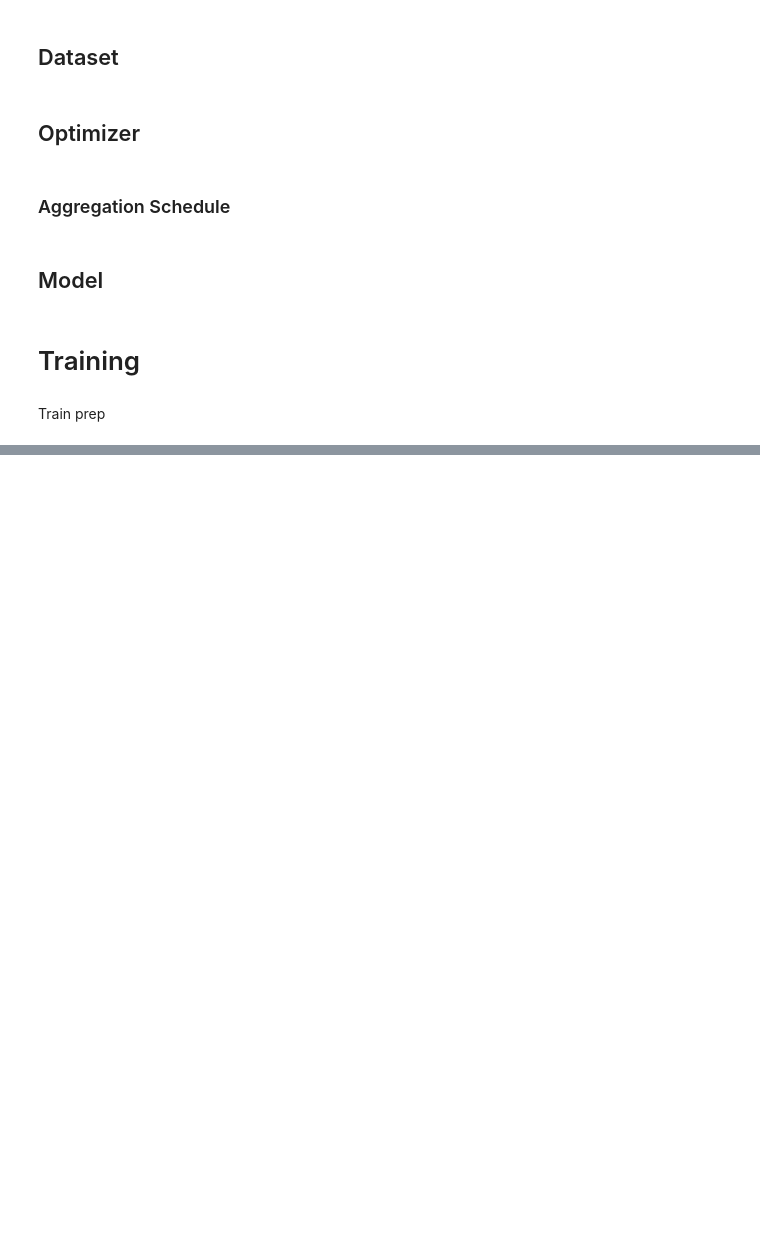
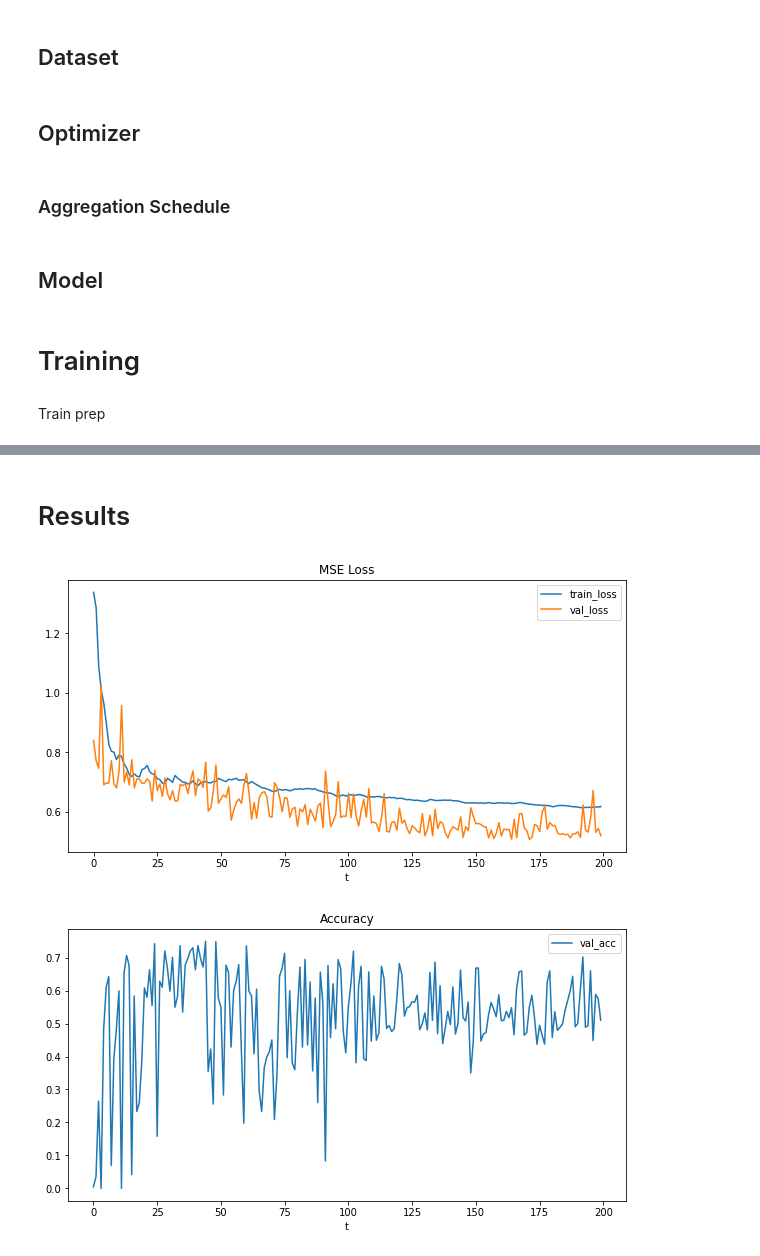
Before and after one commit to zeligism/CubicOneShotSGD, a Jupyter notebook: CubicOneShotSGD.ipynb, the cells around one changed output, grey strips where cells are left out. Cells and saved outputs as stored; diff of their text form; code cells hidden in the pictures; blank space fills up the shorter version.

```diff
--- a/CubicOneShotSGD.ipynb
+++ b/CubicOneShotSGD.ipynb
@@ -54,10 +88,11 @@ class MyDataset(data_utils.Dataset):
 # %%
 class LocalSGD(torch.optim.SGD):
     def aggregate(self):
+        # This function simply averages parameters across all groups/models
         num_models = len(self.param_groups)
-        num_params = len(self.param_groups[model_idx]["params"])
+        num_params = len(self.param_groups[0]["params"])
         aggregated_params = [None] * num_params
-        # Average models (no_grad?)
+        # Find average per parameter
         for param_idx in range(num_params):
             param_list = [self.param_groups[model_idx]["params"][param_idx].data
                           for model_idx in range(num_models)]
@@ -70,13 +105,16 @@ class LocalSGD(torch.optim.SGD):
 ### Aggregation Schedule
 # %%
 # The schedule is just the iterations in which we aggregate
-# For one shot averaging, we average on the last iteration
-aggregation_idxs = set(self.num_iters-1)
+aggregation_idxs = { args.num_iters-1 }  # one-shot averaging
+#aggregation_idxs = { range(0, args.num_iters-1, args.num_iters // 10) }  # 10-shot iters averaging
 # %% [markdown]
 ## Model
 # %%
 def create_model(model_idx):
-    return nn.Linear(args.feature_dim, args.output_dim)
+    return nn.Sequential(
+        nn.Linear(args.feature_dim, args.output_dim),
+        nn.Tanh(),
+    )
 # %% [markdown]
 # Training
 # %% [markdown]
@@ -99,16 +131,2 @@ param_groups = [{"params": models[i].parameters(), lr=lrs[i]} for i in range(arg
 optimizer = LocalSGD(param_groups, lr=args.base_lr)
 loss_fn = nn.MSELoss().to(device=args.device)
-# %%
-for t in range(args.num_iters):
-    if t in aggregation_idxs:
-        optimizer.aggregate()
-    else:
-        for model in models:
-            x, y = sample_dataset()
-            x = x.to(device=args.device)
-            y = y.to(device=args.device)
-            y_pred = model(x)
-            loss = loss_fn(y_pred, y)
-            optimizer.zero_grad()
-            loss.backward()
-            optimizer.step()
@@ -114,0 +203,22 @@ for t in range(args.num_iters):
+# %% [markdown]
+# Results
+# %%
+def plot_lines(losses_dict, title="", filename=None, ):
+    plt.figure(figsize=(10,5))
+    plt.title(title)
+    for label, losses in losses_dict.items():
+        plt.plot(losses, label=label)
+    plt.xlabel("t")
+    plt.legend()
+    if filename is not None:
+        plt.savefig(filename)
+    plt.show()
+    plt.close()
+
+losses = {k: v for k, v in stats.items() if "loss" in k}
+accuracies = {k: v for k, v in stats.items() if "acc" in k}
+plot_lines(losses, "MSE Loss")
+plot_lines(accuracies, "Accuracy")
+# %% [output]
+[figure, added]
+[figure, added]
```
Also changed, not shown: parts of 6 cells of this notebook.
